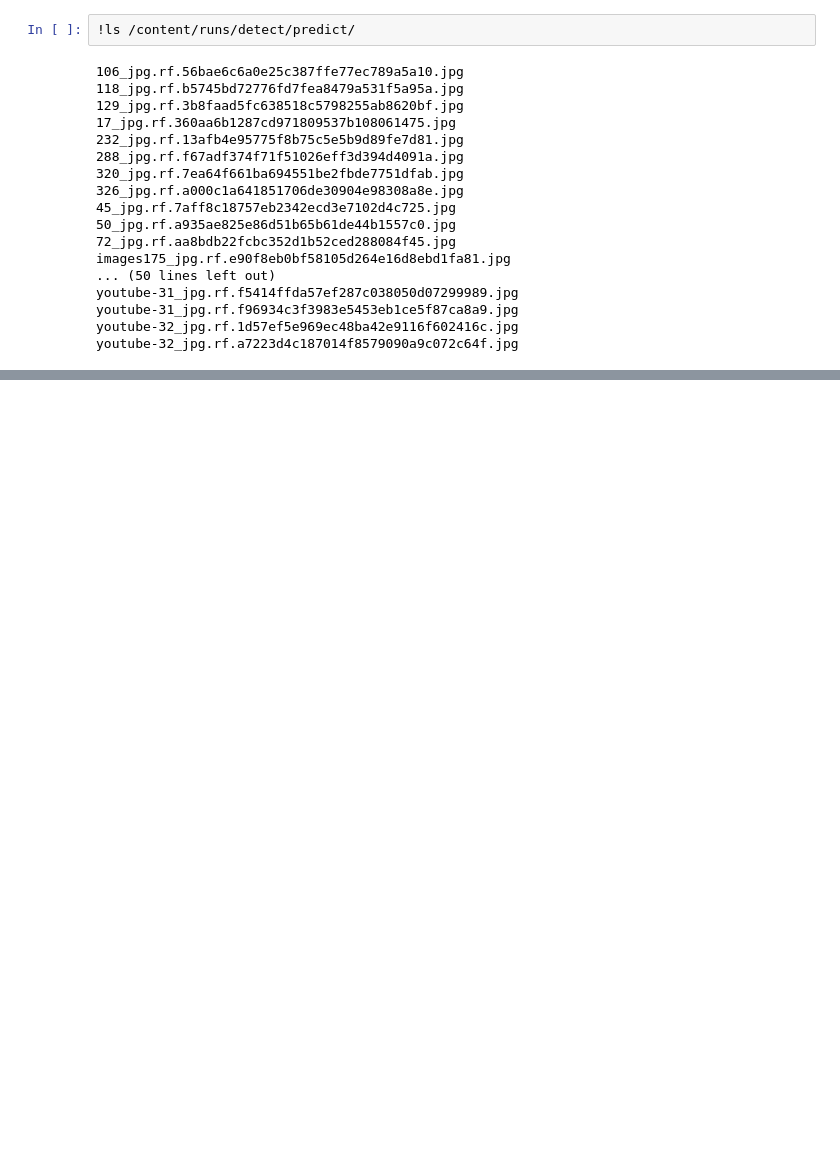
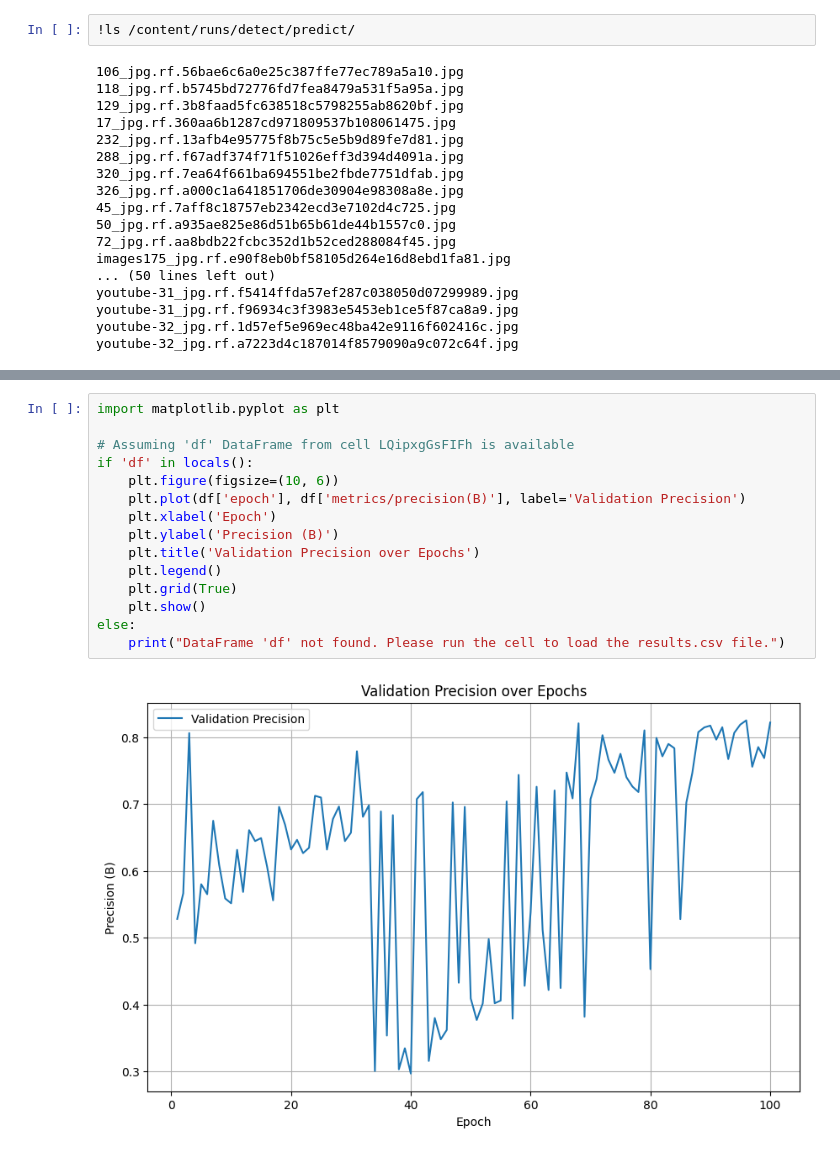
Before and after one commit to Satvika1825/pothole-detection, a Jupyter notebook: pothole_detection.ipynb, the cells around one changed output, grey strips where cells are left out. Cells and saved outputs as stored; diff of their text form; blank space fills up the shorter version.

```diff
--- a/pothole_detection.ipynb
+++ b/pothole_detection.ipynb
@@ -358,3 +358,20 @@ Predicted image saved to: /content/runs/detect/predict12/106_jpg.rf.56bae6c6a0e2
+# %%
+import matplotlib.pyplot as plt
+
+# Assuming 'df' DataFrame from cell LQipxgGsFIFh is available
+if 'df' in locals():
+    plt.figure(figsize=(10, 6))
+    plt.plot(df['epoch'], df['metrics/precision(B)'], label='Validation Precision')
+    plt.xlabel('Epoch')
+    plt.ylabel('Precision (B)')
+    plt.title('Validation Precision over Epochs')
+    plt.legend()
+    plt.grid(True)
+    plt.show()
+else:
+    print("DataFrame 'df' not found. Please run the cell to load the results.csv file.")
+# %% [output]
+[figure, added]
 # %%
 from ultralytics import YOLO
 from IPython.display import Image, display
```
Also changed, not shown: parts of 16 cells of this notebook.
